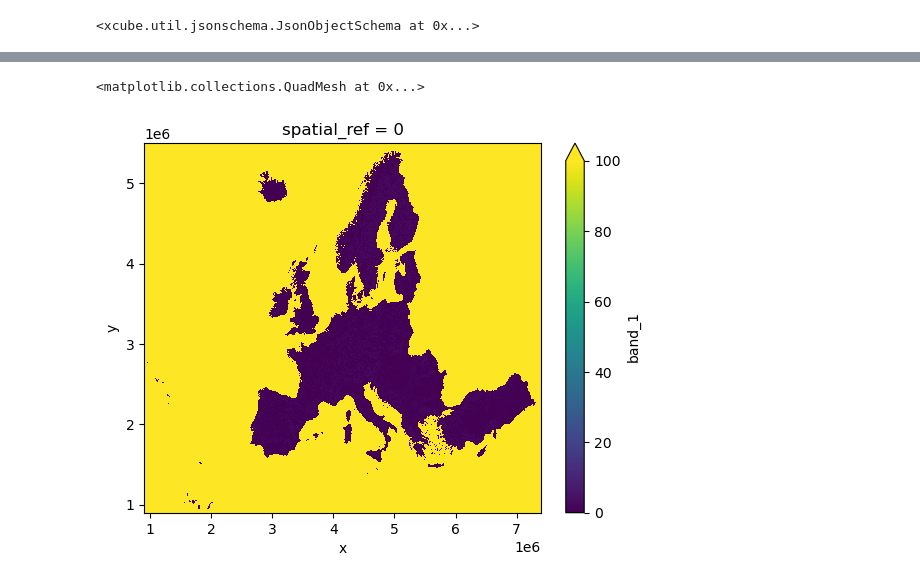
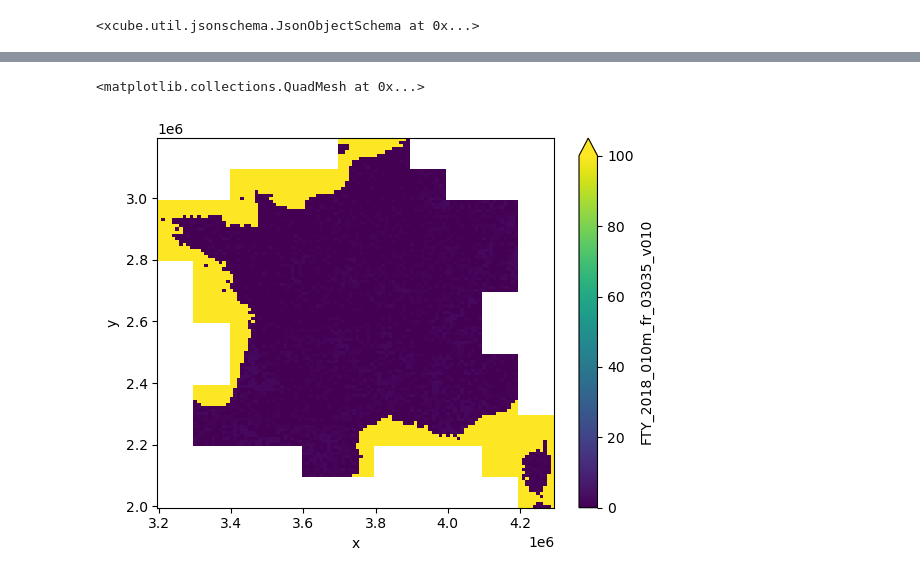
Before and after one commit to xcube-dev/xcube-clms, a Jupyter notebook: examples/notebooks/CLMSDataStoreTutorial.ipynb, the cells around one changed output, grey strips where cells are left out. Drawn from its saved outputs; the diff is of its cells as text; code cells hidden in the pictures.

```diff
--- a/examples/notebooks/CLMSDataStoreTutorial.ipynb
+++ b/examples/notebooks/CLMSDataStoreTutorial.ipynb
@@ -164,6 +169,6 @@ clms_data_store.get_open_data_params_schema('tree-cover-density-2018|TCD_2018_10
 <xcube.util.jsonschema.JsonObjectSchema at 0x...>
 # %%
 %%time
-fty = clms_data_store.open_data('forest-type-2015|FTY_2015_100m_eu_03035_d02_Full/FTY_2015_100m_eu_03035_d02_full.zarr')
+fty = clms_data_store.open_data('forest-type-2018|FTY_2018_010m_fr_03035_v010/forest-type-2018|FTY_2018_010m_fr_03035_v010.zarr')
 fty
 # %% [output]
@@ -235,8 +254,8 @@ file:///home/yogesh/Projects/BC/xcube-clms/examples/notebooks/clms_cache/tree-co
 # %%
 %%time
 downsampled_cube = fty.isel(
-    x=slice(None, None, 10),
-    y=slice(None, None, 10),
+    x=slice(None, None, 1000),
+    y=slice(None, None, 1000),
 )
-downsampled_cube.band_1.plot(vmin=0, vmax=100)
+downsampled_cube.FTY_2018_010m_fr_03035_v010.plot(vmin=0, vmax=100)
 # %% [output]
@@ -245,5 +264,5 @@ Wall time: 17 s
 <matplotlib.collections.QuadMesh at 0x...>
-[figure, old version]
+[figure, new version]
 # %%
 %%time
 downsampled_cube = tcd.isel(
```
Also changed, not shown: parts of 20 cells of this notebook.
